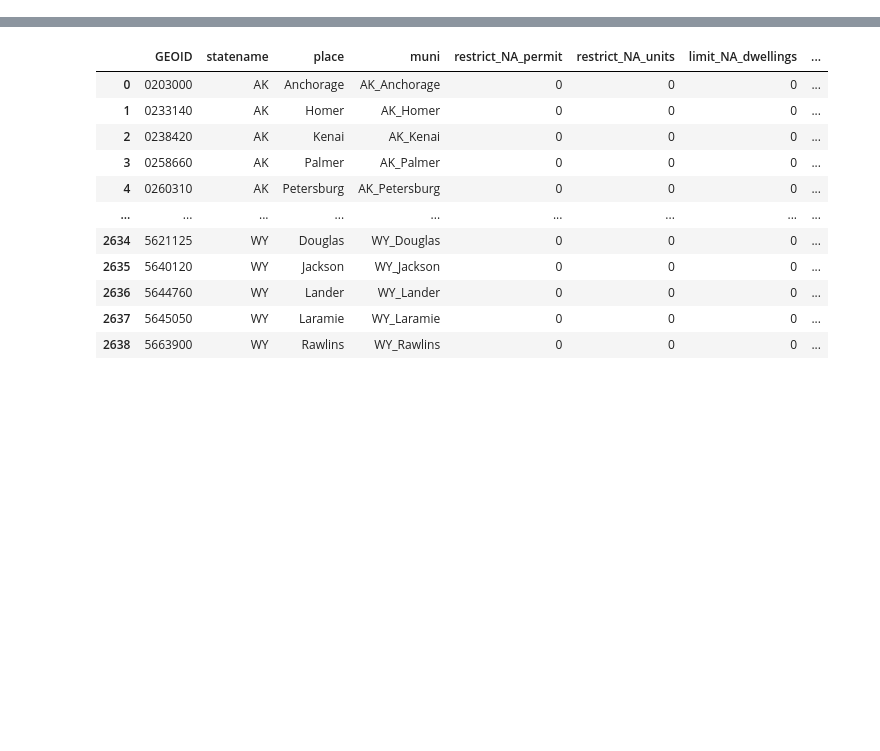
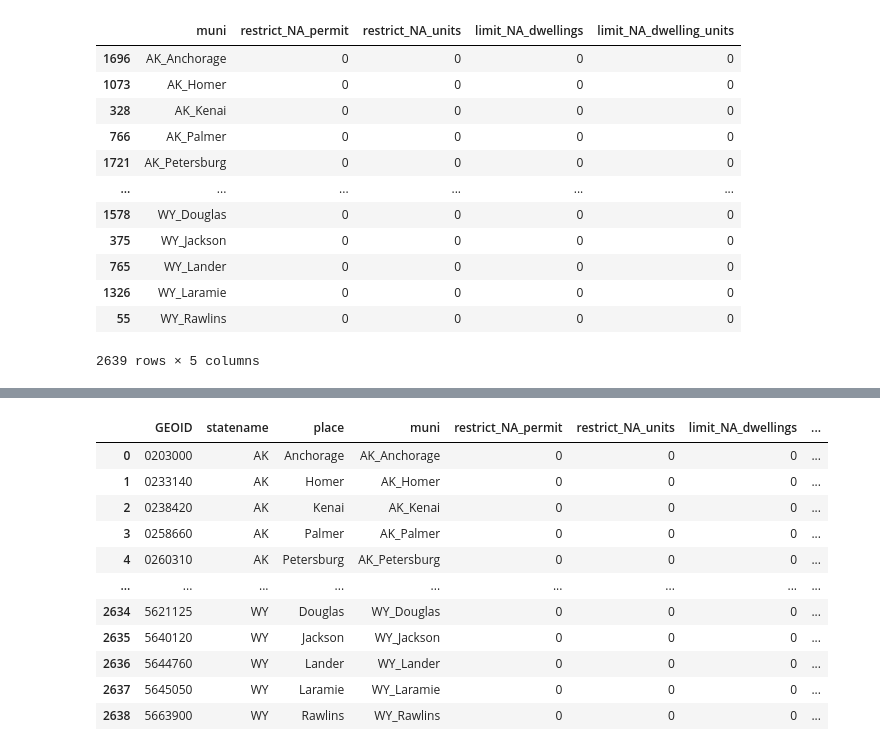
Before and after one commit to WilliamClintC/NZLUD_Checker, a Jupyter notebook: Mapper_aug12.ipynb, the cells around one changed output, grey strips where cells are left out. Saved outputs shown, nothing was run; the diff lists cells and outputs as text; code cells hidden in the pictures; blank space fills up the shorter version.

```diff
--- a/Mapper_aug12.ipynb
+++ b/Mapper_aug12.ipynb
@@ -72,0 +87,21 @@ combined_df
+# %%
+
+# If you want to store the result in a new column, you can do:
+# df['muni_extracted'] = df['muni'].apply(extract_filename)
+excel_df
+excel_df_sorted = excel_df.sort_values('muni')
+excel_df_sorted
+# %% [output]
+|  | muni | restrict_NA_permit | restrict_NA_units | limit_NA_dwellings | limit_NA_dwelling_units |
+| 1696 | AK_Anchorage | 0 | 0 | 0 | 0 |
+| 1073 | AK_Homer | 0 | 0 | 0 | 0 |
+| 328 | AK_Kenai | 0 | 0 | 0 | 0 |
+| 766 | AK_Palmer | 0 | 0 | 0 | 0 |
+| 1721 | AK_Petersburg | 0 | 0 | 0 | 0 |
+| ... | ... | ... | ... | ... | ... |
+| 1578 | WY_Douglas | 0 | 0 | 0 | 0 |
+| 375 | WY_Jackson | 0 | 0 | 0 | 0 |
+| 765 | WY_Lander | 0 | 0 | 0 | 0 |
+| 1326 | WY_Laramie | 0 | 0 | 0 | 0 |
+| 55 | WY_Rawlins | 0 | 0 | 0 | 0 |
+2639 rows × 5 columns
```
Also changed, not shown: parts of 7 cells of this notebook.
